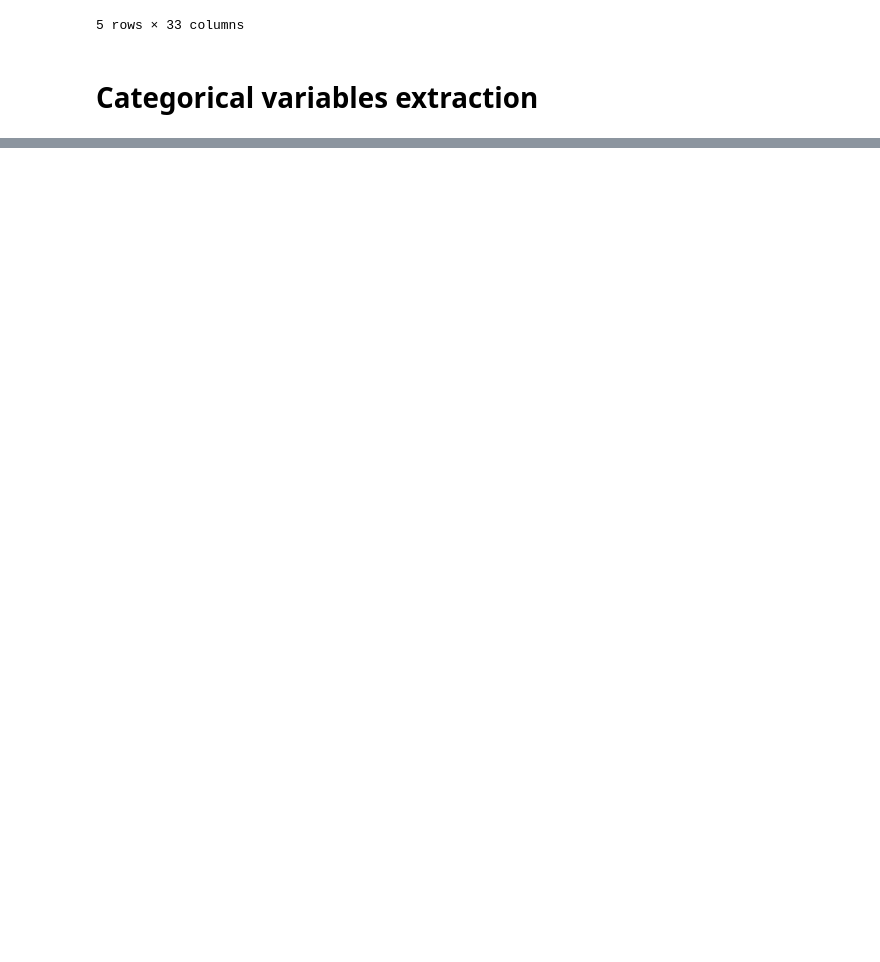
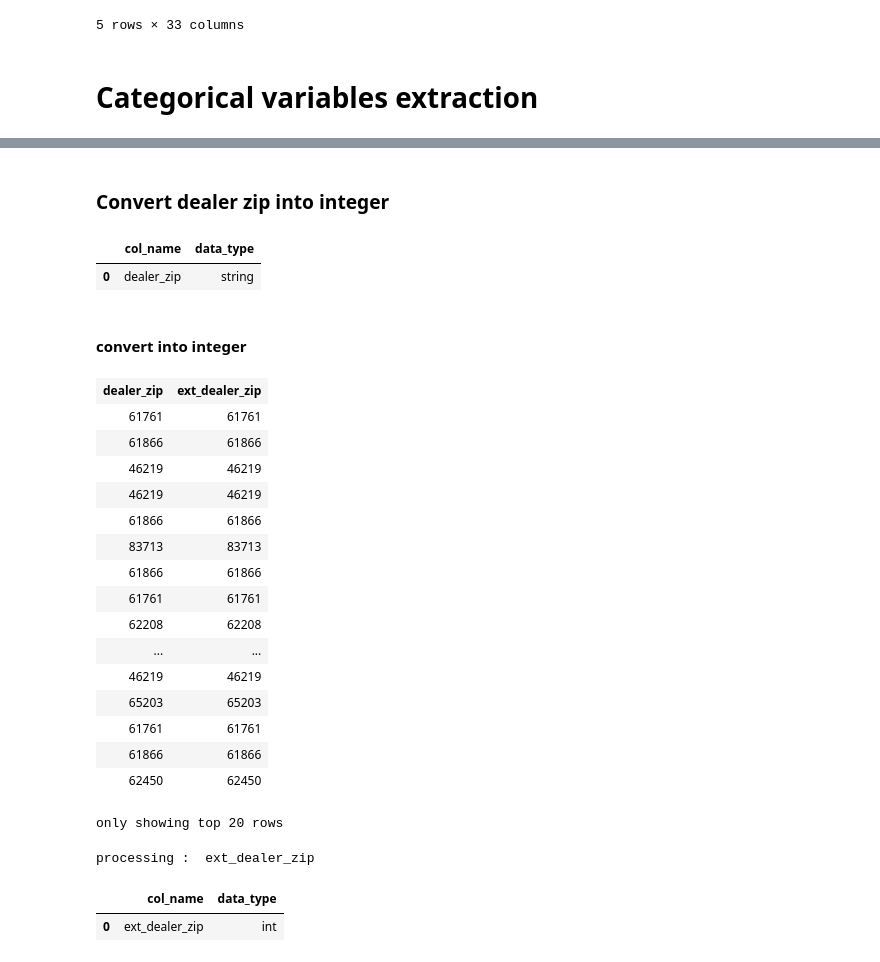
Before and after one commit to DataCrane/cars_spark, a Jupyter notebook: Cars_prices.ipynb, the cells around one changed output, grey strips where cells are left out. Cells and saved outputs as stored; diff of their text form; code cells hidden in the pictures; blank space fills up the shorter version.

```diff
--- a/Cars_prices.ipynb
+++ b/Cars_prices.ipynb
@@ -825,2 +871,49 @@ descr
+# %% [markdown]
+### Convert dealer zip into integer
+# %%
+# preview
+pd.DataFrame(parDF.select('dealer_zip').dtypes, columns =['col_name', 'data_type'])
+# %% [output]
+|  | col_name | data_type |
+| 0 | dealer_zip | string |
+# %% [markdown]
+#### convert into integer
+# %%
+# get dealer_zip
+col = 'dealer_zip'
+ext_name = "ext_{}".format(col)
+parDF = parDF.withColumn(ext_name, F.regexp_extract('{}'.format(col), '\d+' , 0))
+
+if ext_name not in ext_v:
+    ext_v.append(ext_name)
+# %%
+# preview
+parDF.select(['dealer_zip', 'ext_dealer_zip'])
+# %% [output]
+| dealer_zip | ext_dealer_zip |
+| 61761 | 61761 |
+| 61866 | 61866 |
+| 46219 | 46219 |
+| 46219 | 46219 |
+| 61866 | 61866 |
+| 83713 | 83713 |
+| 61866 | 61866 |
+| 61761 | 61761 |
+| 62208 | 62208 |
+| ... | ... |
+| 46219 | 46219 |
+| 65203 | 65203 |
+| 61761 | 61761 |
+| 61866 | 61866 |
+| 62450 | 62450 |
+only showing top 20 rows
+# %%
+# convert into integer
+parDF = int_size_decrease(['ext_dealer_zip'], parDF)
+pd.DataFrame(parDF.select('ext_dealer_zip').dtypes, columns =['col_name', 'data_type'])
+# %% [output]
+processing :  ext_dealer_zip
+|  | col_name | data_type |
+| 0 | ext_dealer_zip | int |
 # %%
 # ...
```
Also changed, not shown: parts of 6 cells of this notebook, 1 other file.
